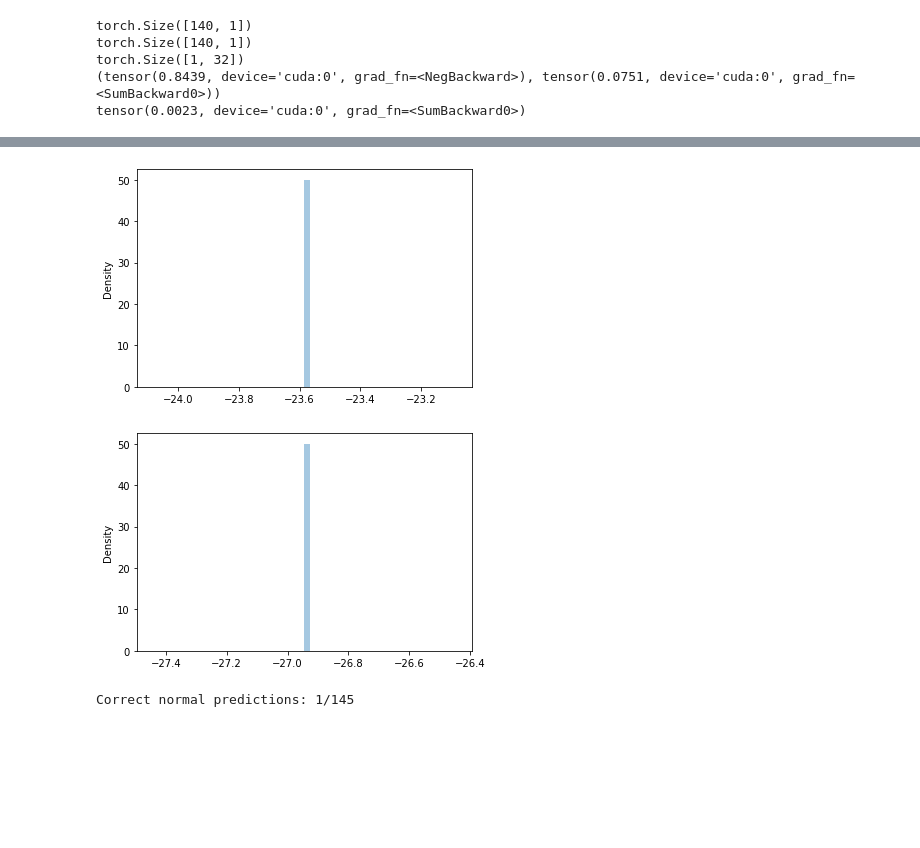
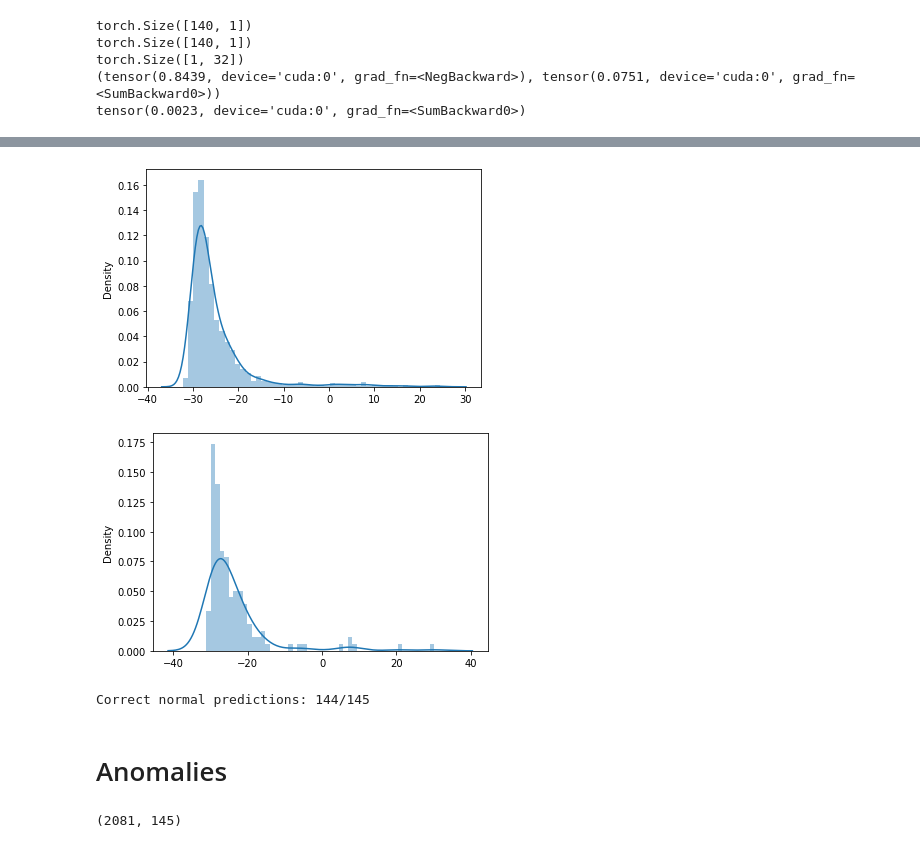
Before and after one commit to georgezefko/Anomaly-Detection-for-Sequential-Data, a Jupyter notebook: VAE.ipynb, the cells around one changed output, grey strips where cells are left out. Cells and saved outputs as stored; diff of their text form; code cells hidden in the pictures; blank space fills up the shorter version.

```diff
--- a/VAE.ipynb
+++ b/VAE.ipynb
@@ -489,0 +472,2 @@ Epoch 39: train elbo loss -22.41363015312646 train kl loss 0.000571545566220937
+# %%
+model, history_elbo,history_kl = train_model(net,train_dataset,val_dataset,40)
@@ -515,38 +521,38 @@ plt.show();
 # %%
-def predict(model,dataset):
-
+def predict(model, dataset):
+  predictions, elbo_losses, kl_losses = [], [],[]
   with torch.no_grad():
     model = model.eval()
-    predictions, elbo_loss, kl_loss = [], [], []
     for x in dataset:
         x = x.to(device)
 
         outputs = model(x)
-
         x_hat = outputs['x_hat']
         mu, log_var = outputs['mu'], outputs['log_var']
-        z = outputs["z"]
+        #z = outputs["z"]
 
         elbo, kl = loss_function(x_hat, x, mu, log_var)
 
-
-        elbo_loss.append(elbo.item())
-        kl_loss.append(kl.item())
+        elbo_losses.append(elbo.item())
+        kl_losses.append(kl.item())
         predictions.append(x_hat.cpu().numpy().flatten())
-        return predictions, elbo_loss, kl_loss
+  return predictions, elbo_losses,kl_losses
 # %%
-_, elbo_loss, kl_loss = predict(net, train_dataset)
+_, elbo_losses, kl_losses = predict(model, train_dataset)
 
-sns.distplot(elbo_loss, bins=50, kde=True);
+sns.distplot(elbo_losses, bins=50, kde=True);
 # %% [output]
-[figure, old version]
+[figure, new version]
 # %%
-predictions, pred_losses,_ = predict(net, test_normal_dataset)
-sns.distplot(pred_losses, bins=50, kde=True);
+THRESHOLD = 26
+_, pred_elbo_losses, pred_kl_losses = predict(model, test_normal_dataset)
+sns.distplot(pred_elbo_losses, bins=50, kde=True);
 # %% [output]
-[figure, old version]
+[figure, new version]
 # %%
-correct = sum([l <= 26 for l in pred_losses])
+correct = sum([l <= THRESHOLD for l in pred_elbo_losses])
 print(f'Correct normal predictions: {correct}/{len(test_normal_dataset)}')
 # %% [output]
-Correct normal predictions: 1/145
+Correct normal predictions: 144/145
+# %% [markdown]
+# Anomalies
@@ -552,0 +561,4 @@ Correct normal predictions: 1/145
+# %%
+len(test_anomaly_dataset),len(anomaly_dataset)
+# %% [output]
+(2081, 145)
```
Also changed, not shown: parts of 9 cells of this notebook.
